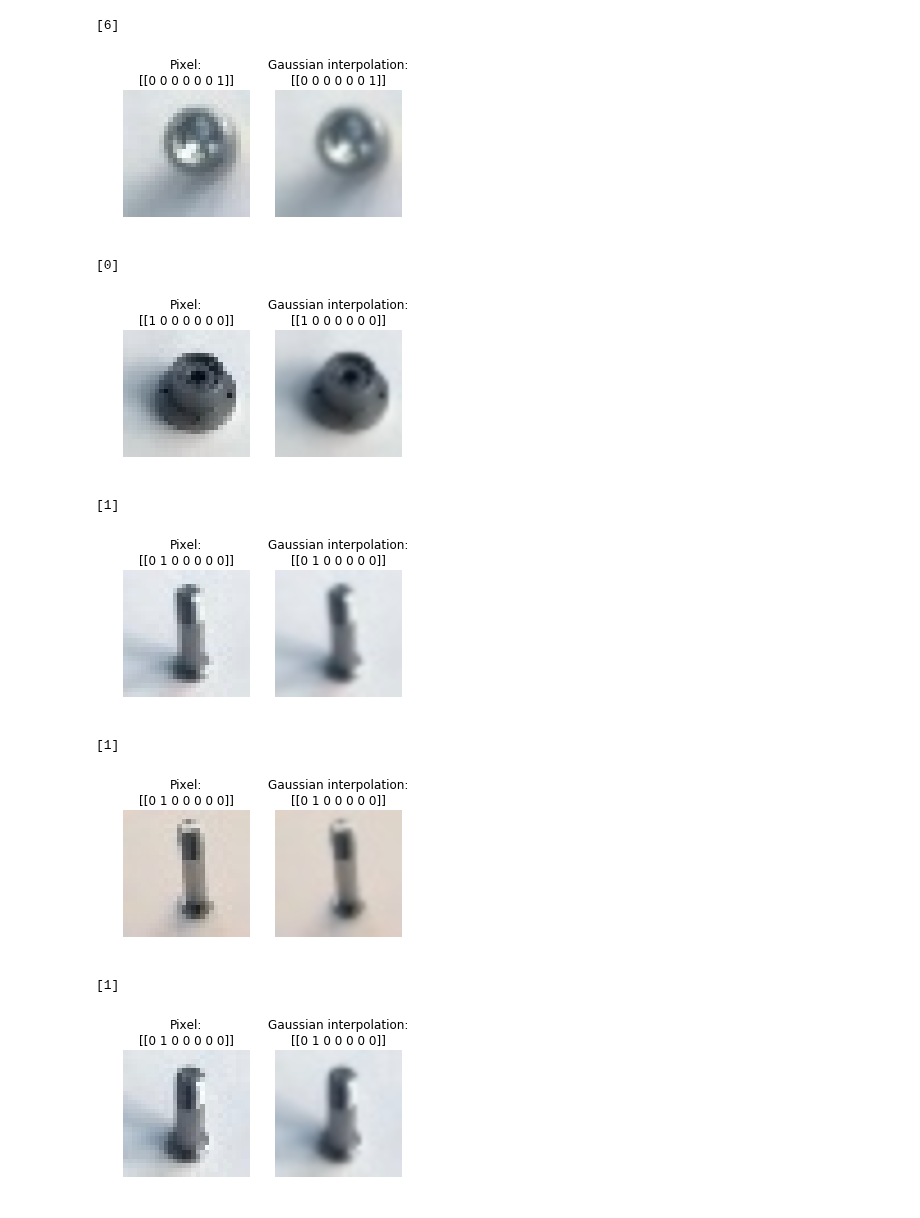
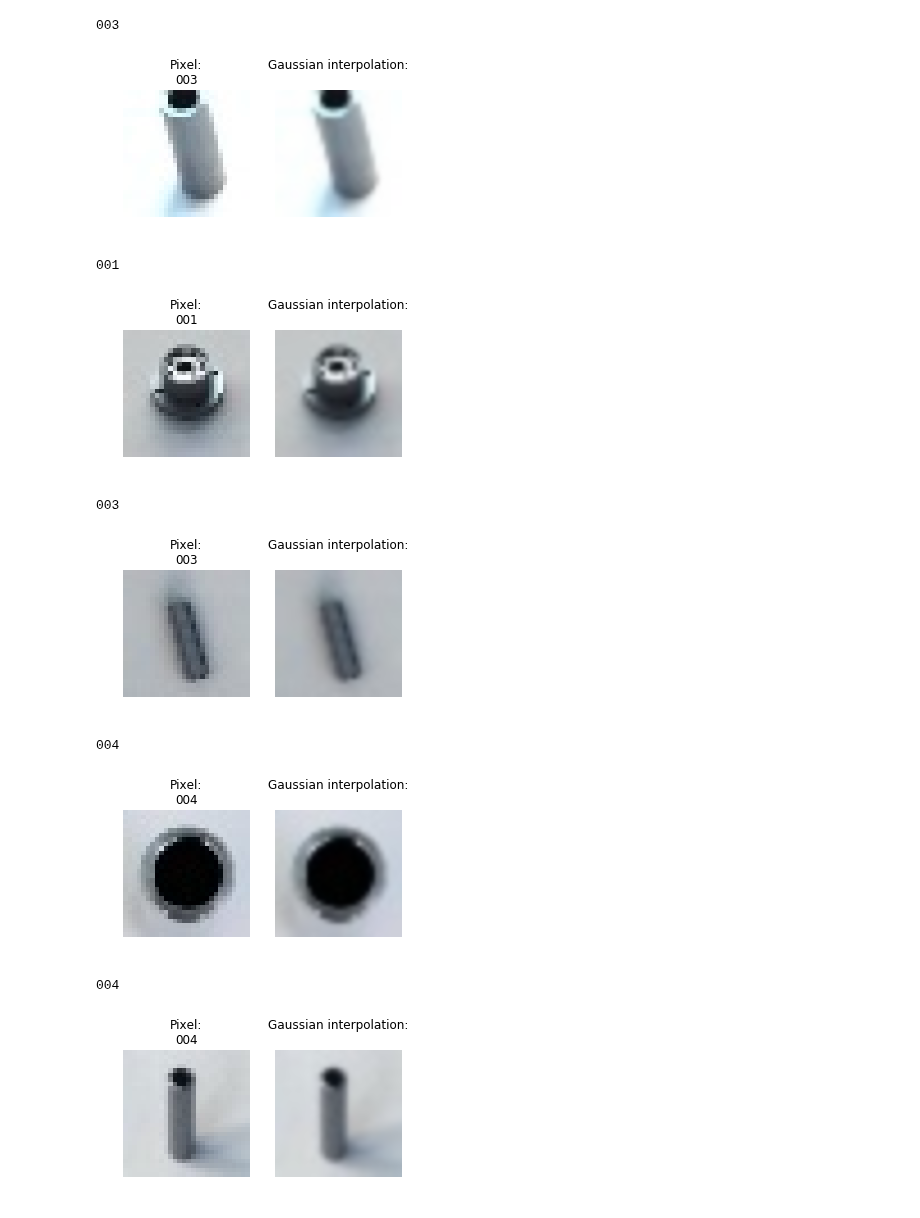
Before and after one commit to JeronimoMontero/AUT-CNN-TUB, a Jupyter notebook: Notebooks/CNN_Test_rgb.ipynb, the cells around one changed output. Drawn from its saved outputs; the diff is of its cells as text; code cells hidden in the pictures.

```diff
--- a/Notebooks/CNN_Test_rgb.ipynb
+++ b/Notebooks/CNN_Test_rgb.ipynb
@@ -18,12 +15,21 @@ position_dict = {k: v for v, k in enumerate(labels)}
 from layers import conv_layer, max_pool_2x2, full_layer
 
 DATA_DIR = '/tmp/data'
-MINIBATCH_SIZE = 50
+MINIBATCH_SIZE = 100
 STEPS = 500
 
 home = os.getcwd().split('AUT-CNN-TUB')[0]
 test_path  = os.path.join(home,'AUT-CNN-TUB/Data/TF_Images_28/test/')
 train_path = os.path.join(home,'AUT-CNN-TUB/Data/TF_Images_28/train/')
+
+labels = ['001', '002', '003', '004', '006', '071', '072']
+position_dict = {k: v for v, k in enumerate(labels)}
+label_dict = {v : k  for v, k in enumerate(labels)}
+
+def label_to_binary(position_dict, label):
+    z = np.zeros(len(position_dict), dtype=int)
+    z[position_dict[label]] =1
+    return z
 
 def next_batch(path, size, GRBtoGray=False, flatten=False):
 
@@ -176,0 +174,6 @@ test accuracy: 1.0
+# %%
+X_batch, y_batch = test_images(path=test_path, size=200, GRBtoGray=False, flatten=False)
+
+test_accuracy = np.mean([sess.run(accuracy, feed_dict={x: X_batch, y_: y_batch, keep_prob: 1.0}) for i in range(10)])
+
+print("test accuracy: {}".format(test_accuracy))
@@ -183,7 +188,7 @@ while i < 20:
     label = y_batch
     image_ar = X_batch[0]
 
-    print(sess.run(tf.argmax(y_conv, 1), feed_dict={x: X_batch, y_: y_batch, keep_prob: 1}))
+    print(label_dict[np.argmax(sess.run(tf.nn.softmax(y_conv, 1), feed_dict={x: X_batch, y_: y_batch, keep_prob: 1}))])
 
 
 
@@ -191,11 +196,11 @@ while i < 20:
     fig = plt.figure(figsize=(5,5))
     ax1 = fig.add_subplot(1, 2, 1)
     ax1.axis('off')
-    ax1.set_title('Pixel:\n' + str(label))
+    ax1.set_title('Pixel:\n' + label_dict[np.argmax(label)])
     ax1.imshow(image_ar, cmap='gray');
     ax2 = fig.add_subplot(1, 2, 2)
     ax2.axis('off')
-    ax2.set_title('Gaussian interpolation:\n' + str(label))
+    ax2.set_title('Gaussian interpolation:\n')
     ax2.imshow(image_ar, cmap='gray', interpolation="gaussian");
     plt.show()
 # %% [output]
@@ -204,11 +209,11 @@ while i < 20:
-[6]
+003
-[figure, old version]
+[figure, new version]
-[0]
+001
-[figure, old version]
+[figure, new version]
-[1]
+003
-[figure, old version]
+[figure, new version]
-[1]
+004
-[figure, old version]
+[figure, new version]
-[1]
+004
-[figure, old version]
+[figure, new version]
 ... (28 outputs left out)
```
Also changed, not shown: parts of 9 cells of this notebook, 1 other file.
